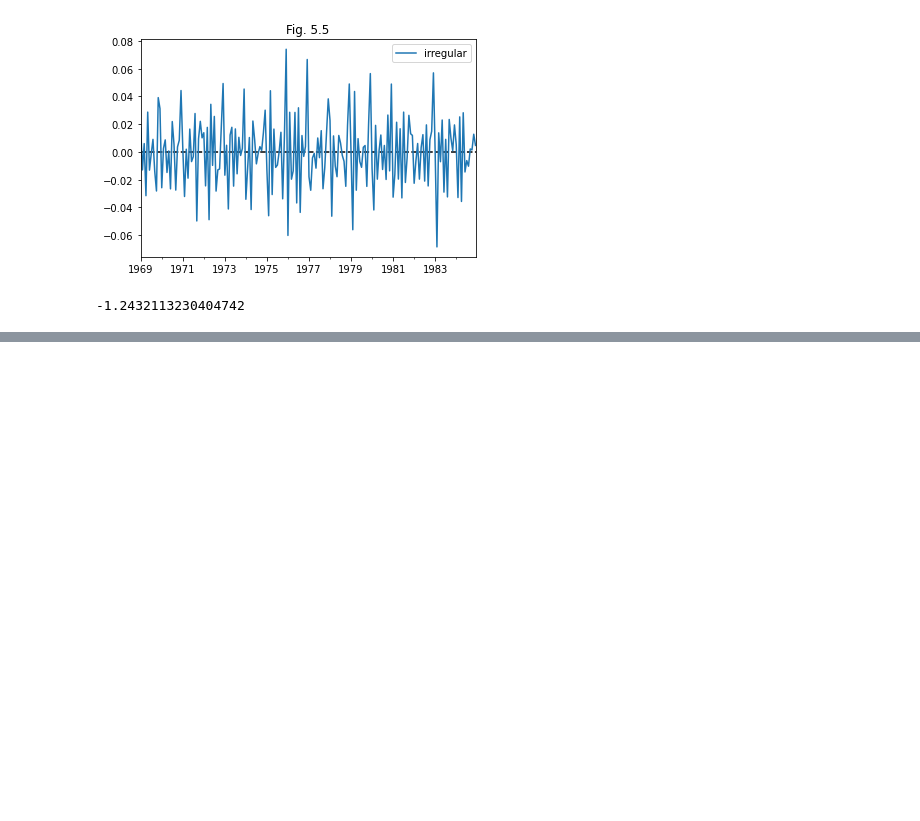
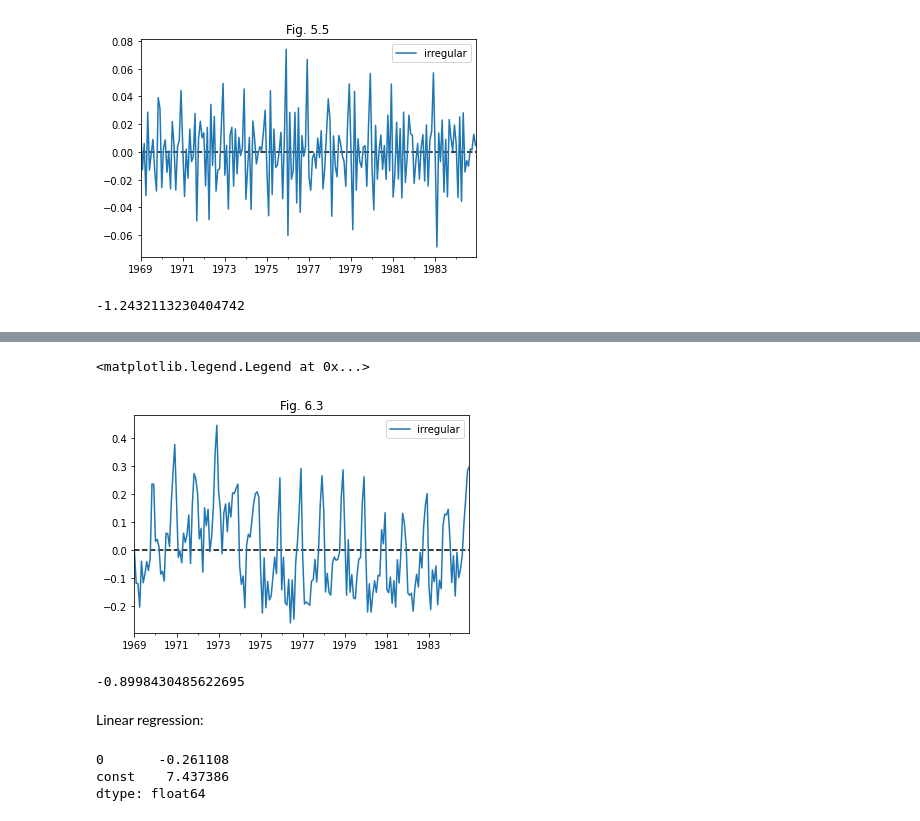
Before and after one commit to tatamiya/state_space_model_notebooks, a Jupyter notebook: statsmodels/CommandeurKoopman2007.ipynb, the cells around one changed output, grey strips where cells are left out. Saved outputs shown, nothing was run; the diff lists cells and outputs as text; code cells hidden in the pictures; blank space fills up the shorter version.

```diff
--- a/statsmodels/CommandeurKoopman2007.ipynb
+++ b/statsmodels/CommandeurKoopman2007.ipynb
@@ -1375,0 +1405,2 @@ llevel_exog_results.aic / llevel_exog_results.nobs
+# %%
+dummy_var_seatbelt = pd.Series(df_ukdrivers.index >= datetime.datetime(1983, 2,1), index=df_ukdrivers.index).astype(int)
@@ -1375,0 +1471,15 @@ llevel_exog_results.aic / llevel_exog_results.nobs
+# %%
+ax = pd.Series(dconst_intervention_results.smoothed_measurement_disturbance[0], index=df_ukdrivers.index).plot(label='irregular')
+ax.hlines(0, *ax.get_xlim(), linestyle='dashed', color='black')
+ax.set_title('Fig. 6.3')
+ax.legend()
+# %% [output]
+<matplotlib.legend.Legend at 0x...>
+[figure, added]
+# %%
+# AIC
+dconst_intervention_results.aic / dconst_intervention_results.nobs
+# %% [output]
+-0.8998430485622695
+# %% [markdown]
+Linear regression:
@@ -1375,0 +1489,6 @@ llevel_exog_results.aic / llevel_exog_results.nobs
+# %%
+ols_driver_seatbelt_result.params
+# %% [output]
+0       -0.261108
+const    7.437386
+dtype: float64
```
Also changed, not shown: parts of 39 cells of this notebook.
